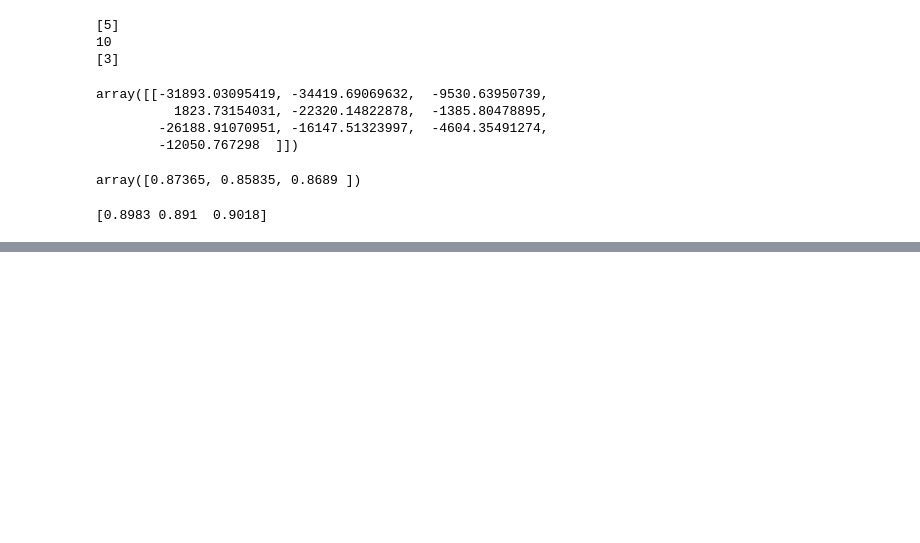
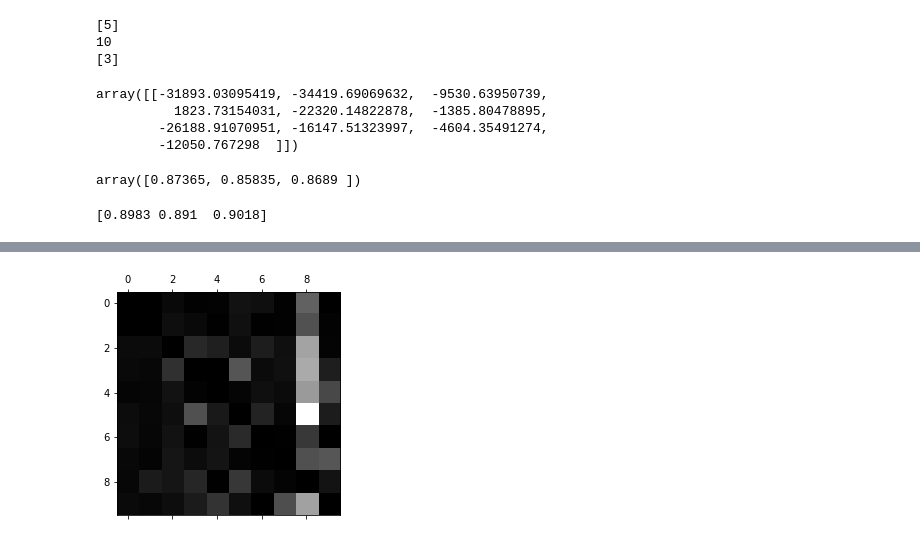
Before and after one commit to nichyjt/HOML_Codealong, a Jupyter notebook: Chapter3/mnist.ipynb, the cells around one changed output, grey strips where cells are left out. Cells and saved outputs as stored; diff of their text form; code cells hidden in the pictures; blank space fills up the shorter version.

```diff
--- a/Chapter3/mnist.ipynb
+++ b/Chapter3/mnist.ipynb
@@ -334,0 +366,10 @@ print(result)
+# %%
+# Plot the relative errors / find error rate
+row_sums = conf_mx.sum(axis=1, keepdims=True)
+norm_conf_matrix = conf_mx / row_sums
+# Fill diagonal with zeros to highlight only the errors
+np.fill_diagonal(norm_conf_matrix, 0)
+plt.matshow(norm_conf_matrix, cmap = plt.cm.gray)
+plt.show()
+# %% [output]
+[figure, added]
```
Also changed, not shown: parts of 14 cells of this notebook.
